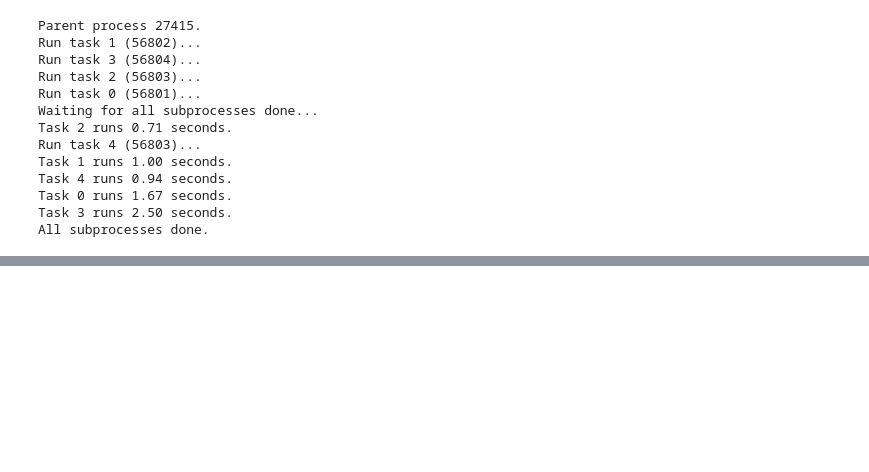
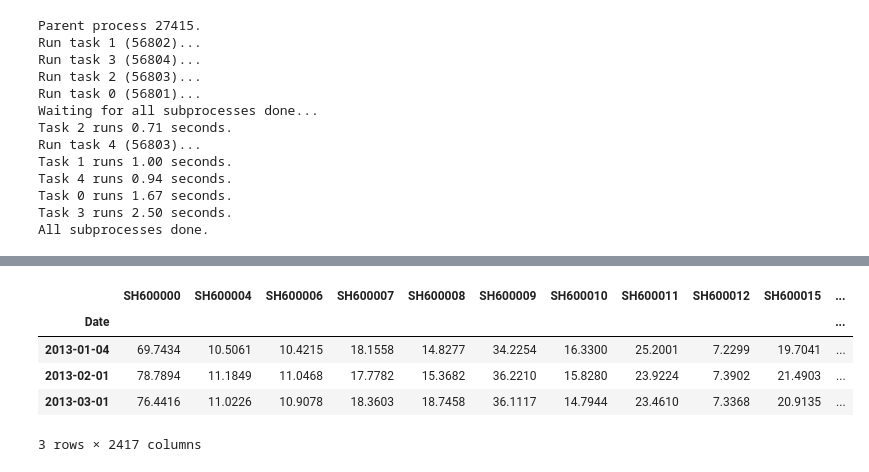
Before and after one commit to rafs/MultiFactor, a Jupyter notebook: src/factors/APM.ipynb, the cells around one changed output, grey strips where cells are left out. Drawn from its saved outputs; the diff is of its cells as text; code cells hidden in the pictures; blank space fills up the shorter version.

```diff
--- a/src/factors/APM.ipynb
+++ b/src/factors/APM.ipynb
@@ -412,0 +418,5 @@ All subprocesses done.
+# %%
+factor = pd.read_csv('/Users/davidyujun/Dropbox/FactorDB/Sentiment/APM_20121231.csv',parse_dates=[0],names=['date','factor','asset'],header=0)
+factor = factor.append(pd.read_csv('/Users/davidyujun/Dropbox/FactorDB/Sentiment/APM_20130131.csv',parse_dates=[0],names=['date','factor','asset'],header=0))
+# factor = factor.set_index(['date', 'id'])
+factor.head()
@@ -412,0 +430,5 @@ All subprocesses done.
+# %%
+sorted_factor = factor.sort_values(['date','factor'])
+# sorted_factor['has_mkt'] = [True]*len(sorted_factor)
+sorted_factor = sorted_factor.set_index(['date','asset'])
+sorted_factor.head()
@@ -412,0 +456,25 @@ All subprocesses done.
+# %%
+dates = list(sorted_factor.index.levels[0])
+dates.append(pd.Timestamp('2013-03-01'))
+codes = list(sorted_factor.index.levels[1])
+prices = pd.DataFrame(np.zeros((len(dates),len(codes))),columns=codes,index=dates)
+prices.index.name = 'Date'
+mkt_header = ['code', 'date', 'open', 'high', 'low', 'close', 'vol', 'amount', 'turnover1', 'turnover2', 'factor']
+for date in dates:
+    for code in codes:
+        df_mkt_data = pd.read_csv('/Users/davidyujun/Dropbox/FactorDB/ElementaryFactor/mkt_daily_FQ/%s.csv' % code,
+                                  parse_dates=[1],names=mkt_header,header=0)
+        if len(df_mkt_data[df_mkt_data.date == date]) == 0:
+            prices.loc[date,code] = df_mkt_data[df_mkt_data.date<=date].iloc[-1].open
+            if date in df_has_mkt.index.levels[0] and code in df_has_mkt.loc[date].index:
+                df_has_mkt.loc[(date,code),'has_mkt'] = False
+        else:
+            prices.loc[date,code] = df_mkt_data[df_mkt_data.date==date].iloc[-1].open
+prices.head()
+# %% [output]
+|  | SH600000 | SH600004 | SH600006 | SH600007 | SH600008 | SH600009 | SH600010 | SH600011 | SH600012 | SH600015 | ... |
+| Date |  |  |  |  |  |  |  |  |  |  | ... |
+| 2013-01-04 | 69.7434 | 10.5061 | 10.4215 | 18.1558 | 14.8277 | 34.2254 | 16.3300 | 25.2001 | 7.2299 | 19.7041 | ... |
+| 2013-02-01 | 78.7894 | 11.1849 | 11.0468 | 17.7782 | 15.3682 | 36.2210 | 15.8280 | 23.9224 | 7.3902 | 21.4903 | ... |
+| 2013-03-01 | 76.4416 | 11.0226 | 10.9078 | 18.3603 | 18.7458 | 36.1117 | 14.7944 | 23.4610 | 7.3368 | 20.9135 | ... |
+3 rows × 2417 columns
```
Also changed, not shown: parts of 29 cells of this notebook, 3 other files.
